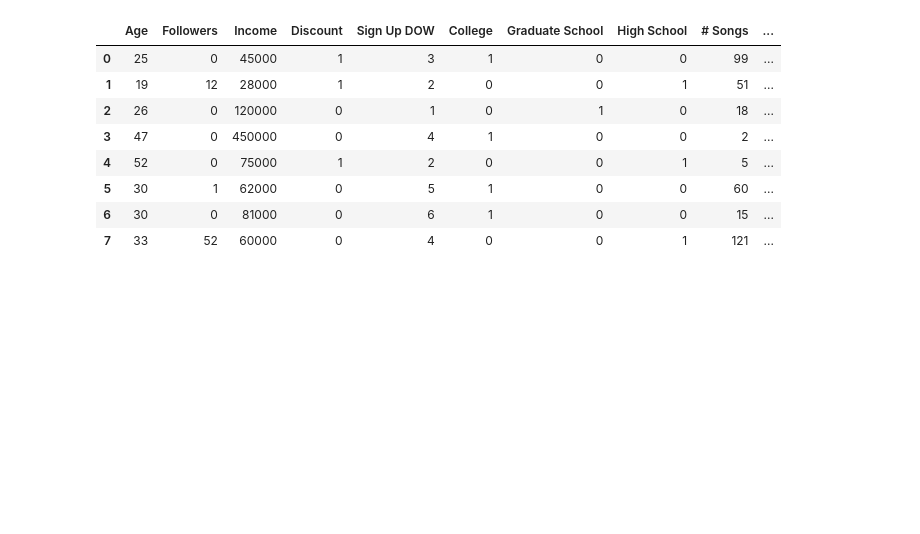
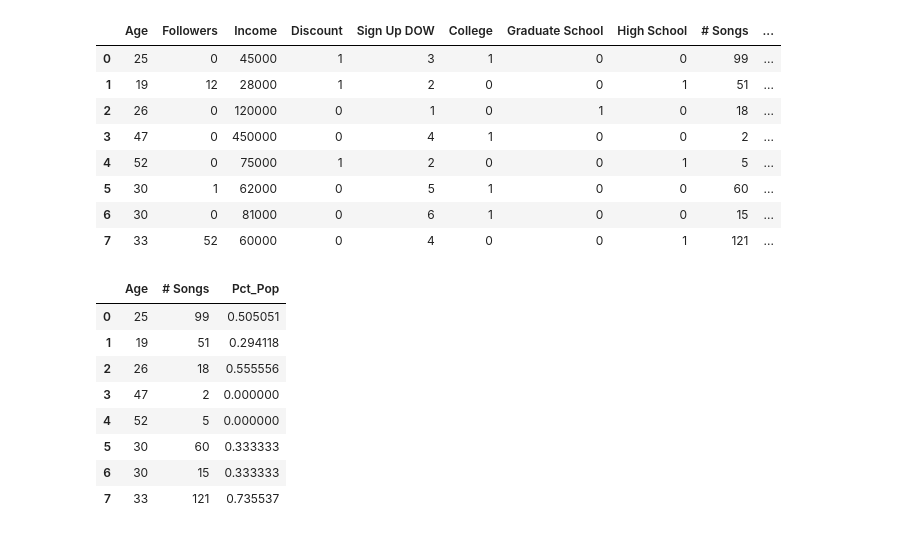
Before and after one commit to eek-dataguy/Unsupervised-ML, a Jupyter notebook: Practices/data_prep.ipynb, the cells around one changed output. Saved outputs shown, nothing was run; the diff lists cells and outputs as text; code cells hidden in the pictures; blank space fills up the shorter version.

```diff
--- a/Practices/data_prep.ipynb
+++ b/Practices/data_prep.ipynb
@@ -721,3 +721,16 @@ model_df
 | 5 | 30 | 1 | 62000 | 0 | 5 | 1 | 0 | 0 | 60 | ... |
 | 6 | 30 | 0 | 81000 | 0 | 6 | 1 | 0 | 0 | 15 | ... |
 | 7 | 33 | 52 | 60000 | 0 | 4 | 0 | 0 | 1 | 121 | ... |
+# %%
+model_subset = model_df[['Age', '# Songs', 'Pct_Pop']]
+model_subset
+# %% [output]
+|  | Age | # Songs | Pct_Pop |
+| 0 | 25 | 99 | 0.505051 |
+| 1 | 19 | 51 | 0.294118 |
+| 2 | 26 | 18 | 0.555556 |
+| 3 | 47 | 2 | 0.000000 |
+| 4 | 52 | 5 | 0.000000 |
+| 5 | 30 | 60 | 0.333333 |
+| 6 | 30 | 15 | 0.333333 |
+| 7 | 33 | 121 | 0.735537 |
```
